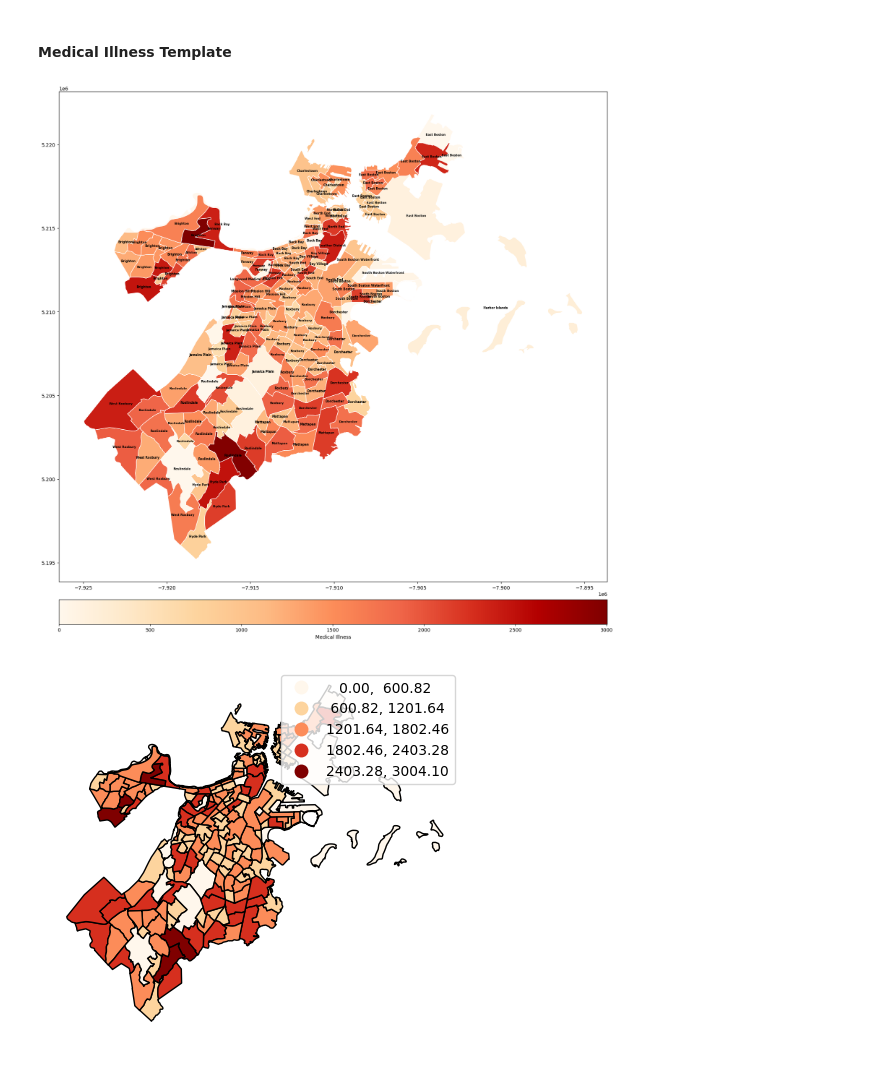
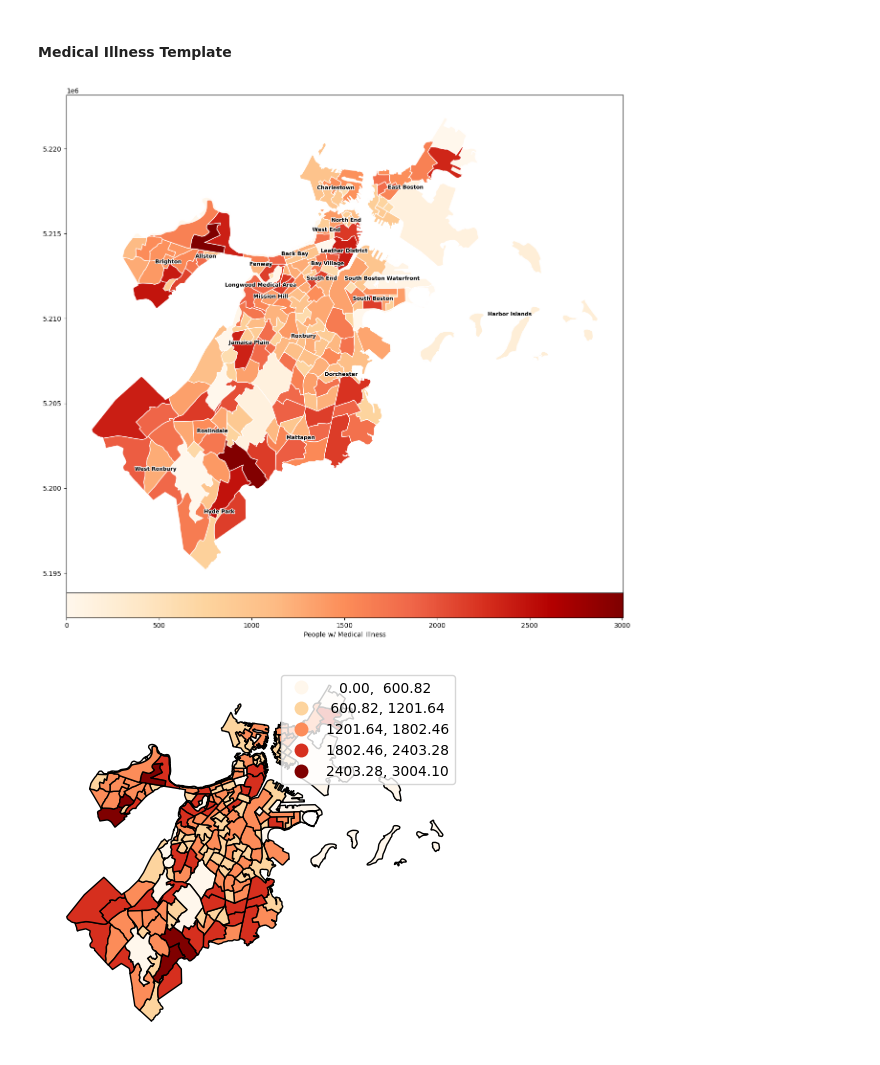
Before and after one commit to rowanwhelan/Boston-Budget-Project, a Jupyter notebook: GeographicPlots.ipynb, the cells around one changed output. Drawn from its saved outputs; the diff is of its cells as text; code cells hidden in the pictures.

Commit message:
Radically improve feature names and primary Boston neighborhood plot

```diff
--- a/GeographicPlots.ipynb
+++ b/GeographicPlots.ipynb
@@ -24,0 +63,17 @@ boston.head(1)
+# %%
+boston.drop(columns=['FID', 'GEOID10', 'AREA_SQFT'], inplace=True)
+
+renamer = {
+    'AREA_ACRES': 'AreaAcres',
+    'POP100_RE': 'PopulationCount',
+    'HU100_RE': 'HousingUnitCount',
+    'TotDis': 'PeopleWithDisabilities',
+    'TotChild': 'ChildrenUnder5',
+    'OlderAdult': 'OlderAdults',
+    'Low_to_No': 'LowIncomeHouseholds',
+    'LEP': 'LowEnglishProficiency',
+    'POC2': 'PeopleOfColor',
+    'MedIllnes': 'MedicalIllnessCount',
+}
+# %%
+boston.rename(columns=renamer, inplace=True)
@@ -62,27 +122,50 @@ boston[boston.Name == "South Boston Waterfront"].plot()
 # %%
 from mpl_toolkits.axes_grid1 import make_axes_locatable
 # %%
-fig, ax = plt.subplots(1, 1, figsize=(20, 20))
+fig, ax = plt.subplots(1, 1, figsize=(15, 15))
 divider = make_axes_locatable(ax)
-cax = divider.append_axes("bottom", size="5%", pad=0.5)
+cax = divider.append_axes("bottom", size="5%", pad=0.0)
 
 boston.plot(
-    column="MedIllnes",
+    column="MedicalIllnessCount",
     cmap='OrRd',
     edgecolor="w",
     ax=ax,
     legend=True,
     cax=cax,
-    legend_kwds={"label": "Medical Illness", "orientation": "horizontal"}
+    legend_kwds={"label": "People w/ Medical Illness", "orientation": "horizontal"}
 )
 
+neighborhood_points = {}
 for _, row in boston.iterrows():
     x, y = row.geometry.centroid.x, row.geometry.centroid.y
-    name = row['Name']
-    ax.text(x, y, name, fontsize=6, ha='center', va='center', color='k', weight='bold')
+    name = row.Name
+    if name not in neighborhood_points:
+        neighborhood_points[name] = [(x, y)]
+    else:
+        neighborhood_points[name].append((x, y))
+
+centroids = {}
+for name in neighborhood_points:
+    points = neighborhood_points[name]
+    sum_x, sum_y = 0, 0
+    for point in points:
+        sum_x += point[0]
+        sum_y += point[1]
+    den = len(points)
+    centroid = (sum_x / den, sum_y / den)
+    centroids[name] = centroid
+
+for name in centroids:
+    x, y = centroids[name]
+    text = ax.text(x, y, name, fontsize=8, ha='center', va='center', color='k', weight='bold')
+    text.set_path_effects([
+        path_effects.Stroke(linewidth=2, foreground='w'),
+        path_effects.Normal()
+    ])
 
 plt.show()
 # %% [output]
-[figure, old version]
+[figure, new version]
 # %%
 ax = boston.plot(
```
Also changed, not shown: parts of 19 cells of this notebook.
